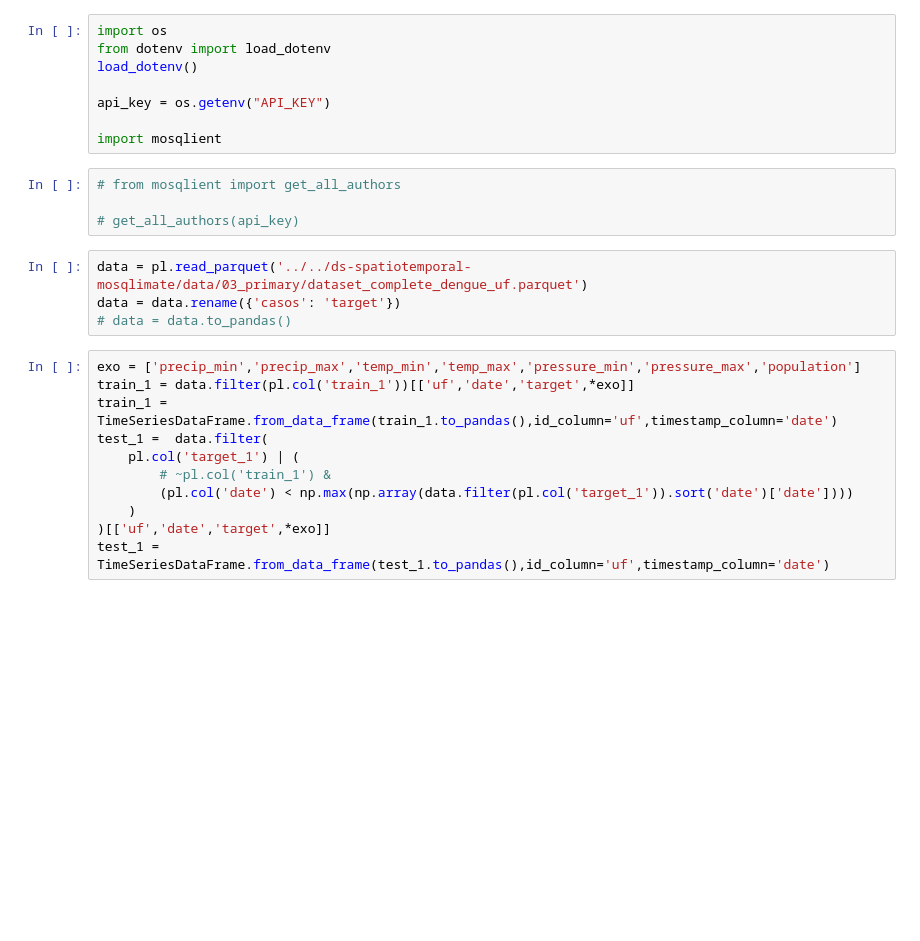
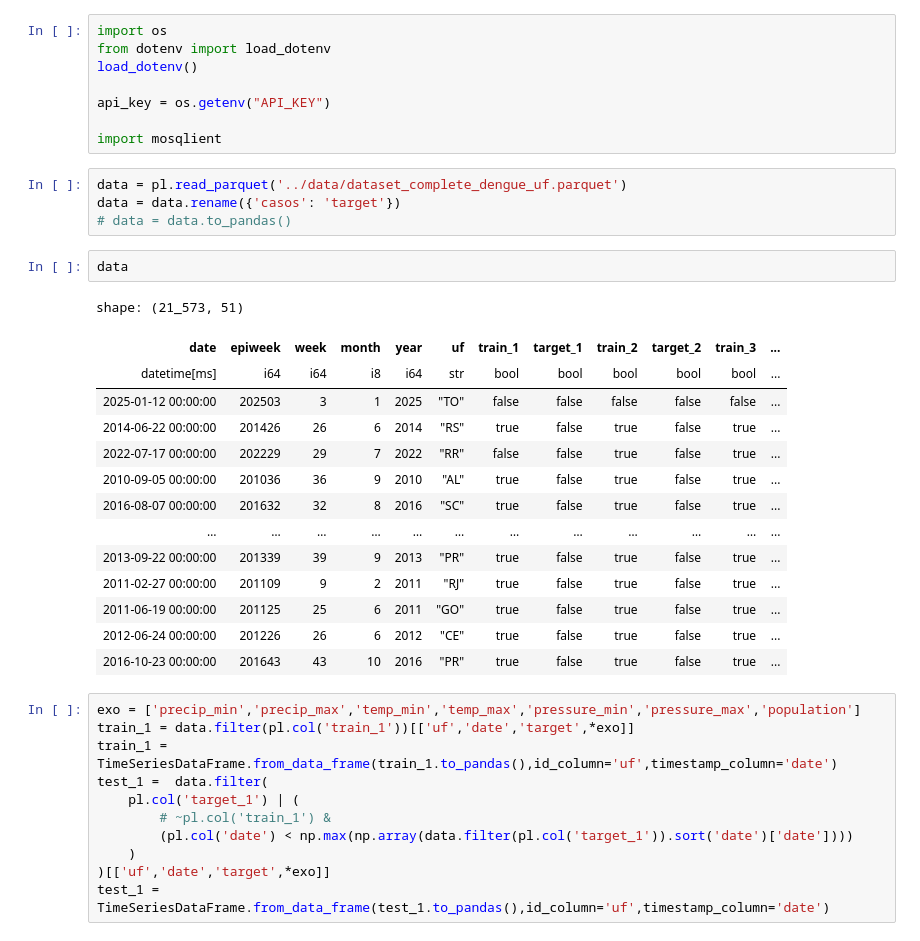
Before and after one commit to davibarreira/jbd-mosqlimate-sprint, a Jupyter notebook: notebooks/aws_mosqlimate_finetunning.ipynb, the cells around one changed output. Saved outputs shown, nothing was run; the diff lists cells and outputs as text; blank space fills up the shorter version.

```diff
--- a/notebooks/aws_mosqlimate_finetunning.ipynb
+++ b/notebooks/aws_mosqlimate_finetunning.ipynb
@@ -15,14 +15,27 @@ load_dotenv()
 api_key = os.getenv("API_KEY")
 
 import mosqlient
-# %%
-# from mosqlient import get_all_authors
-
-# get_all_authors(api_key)
 # %%
-data = pl.read_parquet('../../ds-spatiotemporal-mosqlimate/data/03_primary/dataset_complete_dengue_uf.parquet')
+data = pl.read_parquet('../data/dataset_complete_dengue_uf.parquet')
 data = data.rename({'casos': 'target'})
 # data = data.to_pandas()
+# %%
+data
+# %% [output]
+shape: (21_573, 51)
+| date | epiweek | week | month | year | uf | train_1 | target_1 | train_2 | target_2 | train_3 | ... |
+| datetime[ms] | i64 | i64 | i8 | i64 | str | bool | bool | bool | bool | bool | ... |
+| 2025-01-12 00:00:00 | 202503 | 3 | 1 | 2025 | "TO" | false | false | false | false | false | ... |
+| 2014-06-22 00:00:00 | 201426 | 26 | 6 | 2014 | "RS" | true | false | true | false | true | ... |
+| 2022-07-17 00:00:00 | 202229 | 29 | 7 | 2022 | "RR" | false | false | true | false | true | ... |
+| 2010-09-05 00:00:00 | 201036 | 36 | 9 | 2010 | "AL" | true | false | true | false | true | ... |
+| 2016-08-07 00:00:00 | 201632 | 32 | 8 | 2016 | "SC" | true | false | true | false | true | ... |
+| … | … | … | … | … | … | … | … | … | … | … | ... |
+| 2013-09-22 00:00:00 | 201339 | 39 | 9 | 2013 | "PR" | true | false | true | false | true | ... |
+| 2011-02-27 00:00:00 | 201109 | 9 | 2 | 2011 | "RJ" | true | false | true | false | true | ... |
+| 2011-06-19 00:00:00 | 201125 | 25 | 6 | 2011 | "GO" | true | false | true | false | true | ... |
+| 2012-06-24 00:00:00 | 201226 | 26 | 6 | 2012 | "CE" | true | false | true | false | true | ... |
+| 2016-10-23 00:00:00 | 201643 | 43 | 10 | 2016 | "PR" | true | false | true | false | true | ... |
 # %%
 exo = ['precip_min','precip_max','temp_min','temp_max','pressure_min','pressure_max','population']
 train_1 = data.filter(pl.col('train_1'))[['uf','date','target',*exo]]
```
Also changed, not shown: parts of 9 cells of this notebook, 2 other files.
